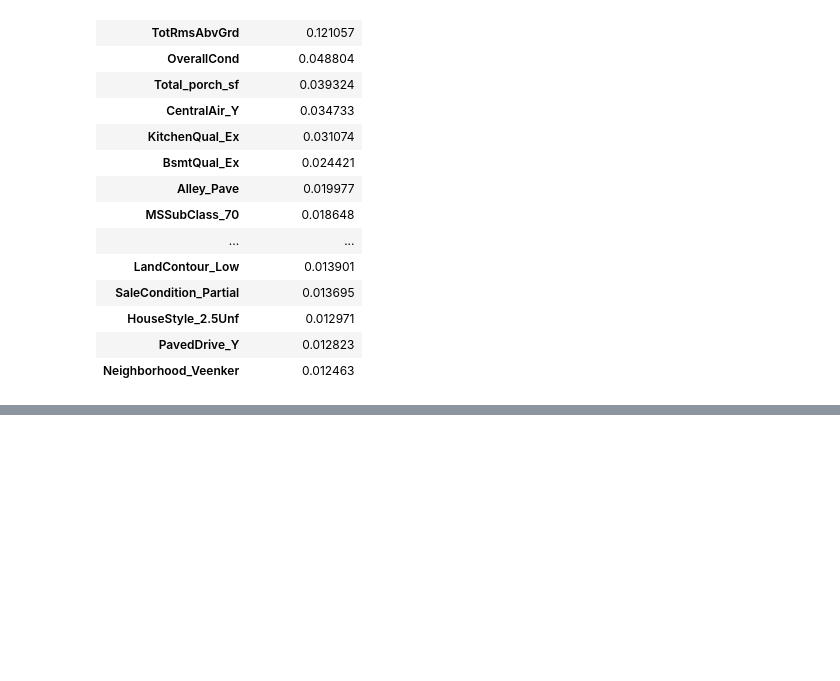
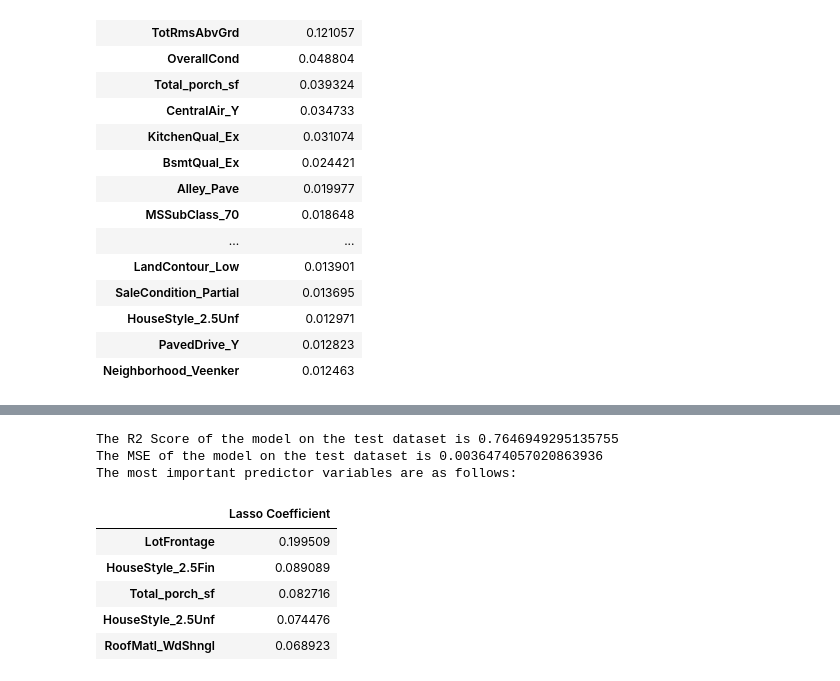
Before and after one commit to ayushsaxena210/House-Price-Prediction, a Jupyter notebook: Advanced Regression Assignment - House Price Prediction.ipynb, the cells around one changed output, grey strips where cells are left out. Saved outputs shown, nothing was run; the diff lists cells and outputs as text; code cells hidden in the pictures; blank space fills up the shorter version.

```diff
--- a/Advanced Regression Assignment - House Price Prediction.ipynb
+++ b/Advanced Regression Assignment - House Price Prediction.ipynb
@@ -874,0 +977,42 @@ lasso_coeff2.head(20)
+# %%
+# Removing the 5 most important predictor variables from the incoming dataset
+X_test_rfe3 = X_test_rfe2.drop(['Total_sqr_footage', 'GarageArea', 'TotRmsAbvGrd', 'OverallCond', 'LotArea'], axis=1)
+X_train_rfe3 = X_train_rfe2.drop(['Total_sqr_footage', 'GarageArea', 'TotRmsAbvGrd', 'OverallCond', 'LotArea'], axis=1)
+
+# Building Lasso Model with the new dataset
+lasso3 = Lasso(alpha=0.0001, random_state=100)
+
+# Fit the Lasso model on the modified training dataset
+lasso3.fit(X_train_rfe3, y_train)
+
+# Get the coefficients of the Lasso model
+lasso3_coef = lasso3.coef_
+
+# Make predictions on the modified test dataset
+y_test_pred = lasso3.predict(X_test_rfe3)
+
+# Print the R2 Score and MSE of the model on the modified test dataset
+print('The R2 Score of the model on the test dataset is', r2_score(y_test, y_test_pred))
+print('The MSE of the model on the test dataset is', mean_squared_error(y_test, y_test_pred))
+
+# Create a DataFrame to store the coefficients
+lasso3_coeff = pd.DataFrame(np.atleast_2d(lasso3_coef), columns=X_train_rfe3.columns)
+lasso3_coeff = lasso3_coeff.T
+lasso3_coeff.rename(columns={0: 'Lasso Coefficient'}, inplace=True)
+
+# Sort the coefficients by magnitude in descending order
+lasso3_coeff.sort_values(by=['Lasso Coefficient'], ascending=False, inplace=True)
+
+# Display the top 5 coefficients
+print('The most important predictor variables are as follows:')
+lasso3_coeff.head(5)
+# %% [output]
+The R2 Score of the model on the test dataset is 0.7646949295135755
+The MSE of the model on the test dataset is 0.0036474057020863936
+The most important predictor variables are as follows:
+|  | Lasso Coefficient |
+| LotFrontage | 0.199509 |
+| HouseStyle_2.5Fin | 0.089089 |
+| Total_porch_sf | 0.082716 |
+| HouseStyle_2.5Unf | 0.074476 |
+| RoofMatl_WdShngl | 0.068923 |
```
Also changed, not shown: parts of 2 cells of this notebook, 3 other files.
